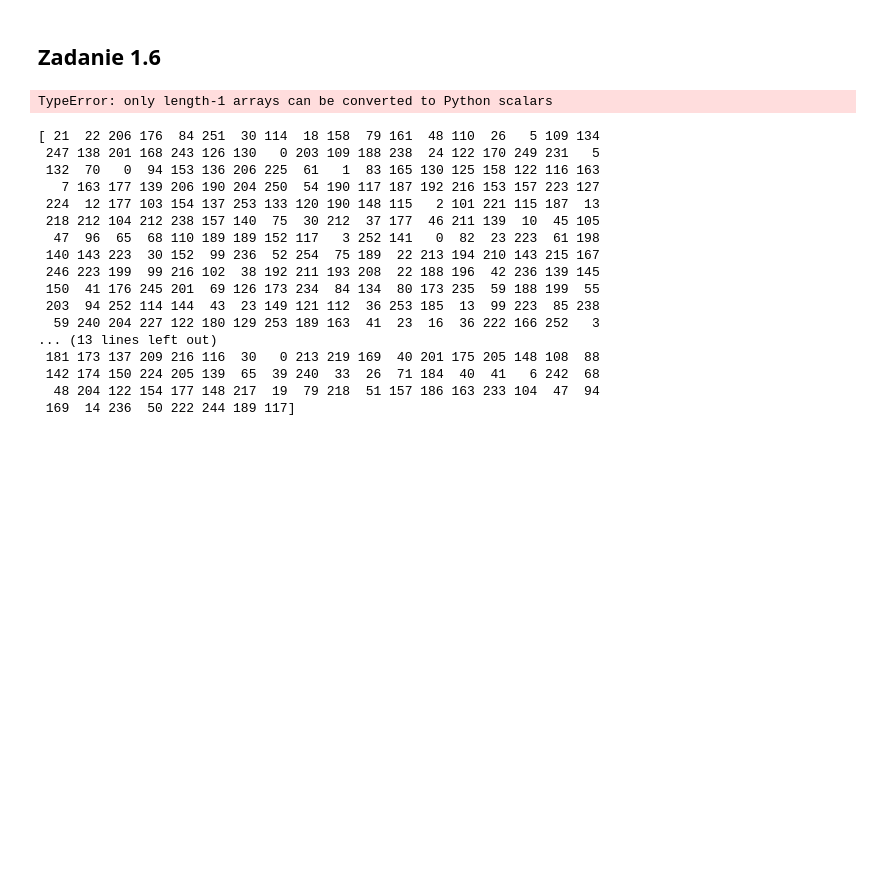
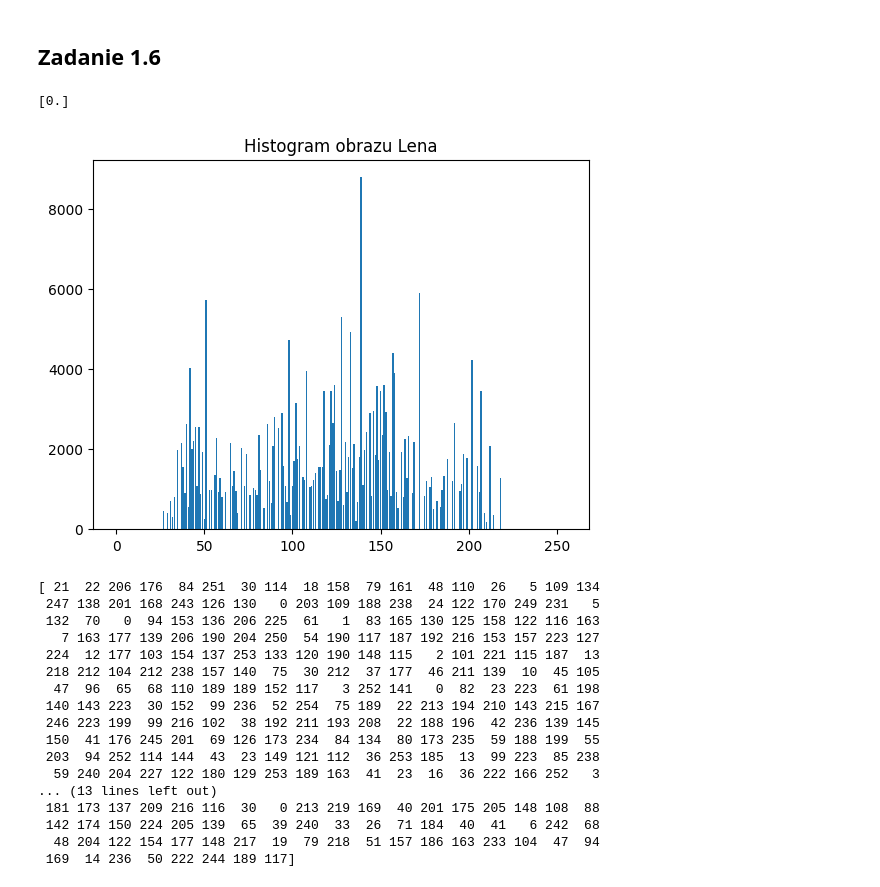
Before and after one commit to Maziorow/ZAW, a Jupyter notebook: Lab1/lab1.ipynb, the cells around one changed output. Cells and saved outputs as stored; diff of their text form; code cells hidden in the pictures; blank space fills up the shorter version.

```diff
--- a/Lab1/lab1.ipynb
+++ b/Lab1/lab1.ipynb
@@ -122,20 +122,21 @@ plt.show()
 # %%
 def hist(img):
     h=np.zeros((256,1), np.float32)
     height, width = img.shape[:2]
     for y in range(height):
         for x in range(width):
             h[int(img[x,y]),0] += 1
     return h
 
 hist_lena = hist(I_lena)
-plt.bar(hist_lena, bins=256)
+plt.bar(np.arange(256),hist_lena.reshape(256))
 plt.title("Histogram obrazu Lena")
 
 hist_lena_cv2 = cv2.calcHist([I_lena],[0],None,[256],[0,256])
 print(sum(abs(hist_lena-hist_lena_cv2)))
 # %% [output]
-TypeError: only length-1 arrays can be converted to Python scalars
+[0.]
+[figure, added]
 # %%
 I_lena_E = cv2.equalizeHist(I_lena)
 clahe = cv2.createCLAHE(clipLimit=2.0, tileGridSize=(8,8))
```
Also changed, not shown: 2 other files.
